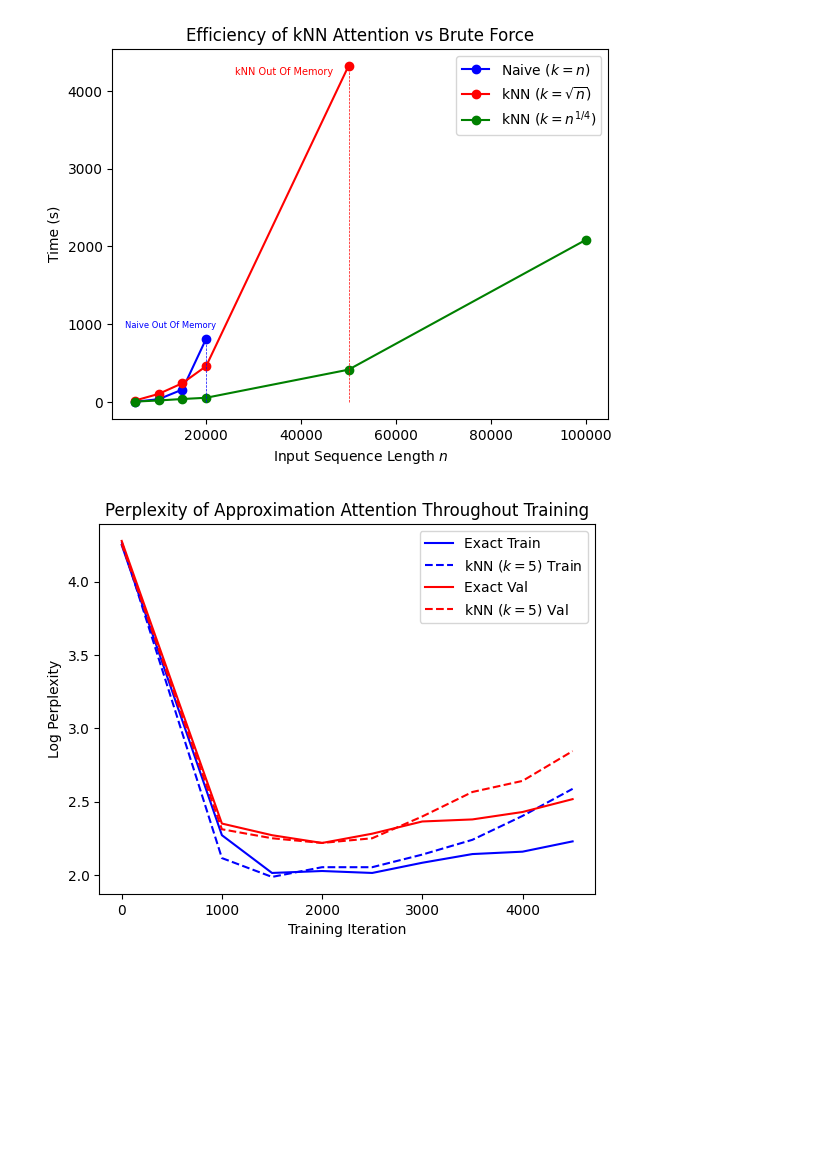
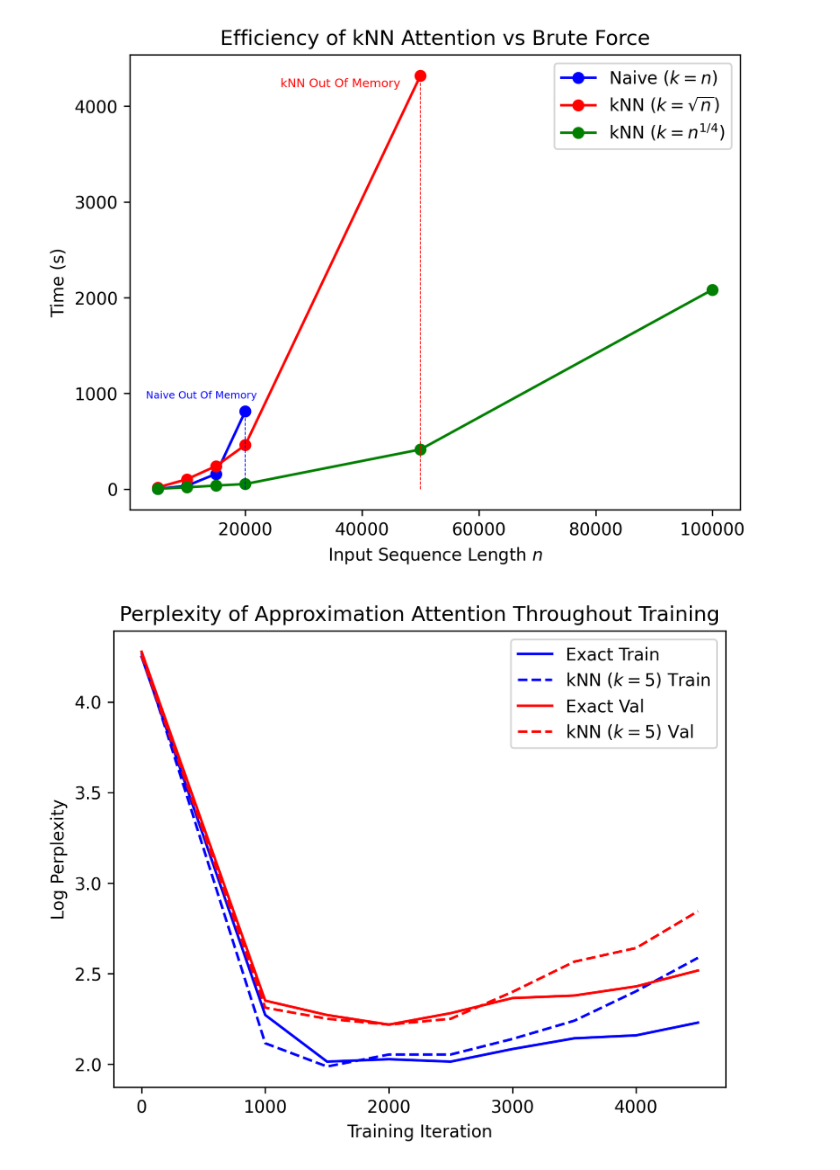
Before and after one commit to tkhar/demystifying_knn_attention, a Jupyter notebook: forward_pass/figure_generation.ipynb, the cells around one changed output. Cells and saved outputs as stored; diff of their text form; code cells hidden in the pictures; blank space fills up the shorter version.

```diff
--- a/forward_pass/figure_generation.ipynb
+++ b/forward_pass/figure_generation.ipynb
@@ -1,5 +1,6 @@
 # %%
 # Experiment 1: Efficiency of kNN attention
+# Measurements were made manually.
 
 N = [5000, 10000, 15000, 20000, 50000, 100000]
 time_naive = [1.90, 35.24, 159.07, 812.30, None, None]
@@ -7,6 +8,9 @@ time_fast_sqrt = [17.75, 102.95, 241.02, 459.94, 4320.09, None]
 time_fast_4root = [4.12, 18.69, 37.49, 53.46, 414.70, 2083.88]
 
 import matplotlib.pyplot as plt
+import matplotlib as mpl
+
+mpl.rcParams['figure.dpi']= 300
 
 plt.plot(N, time_naive, 'b-o', label='Naive $(k=n)$')
 plt.plot(N, time_fast_sqrt, 'r-o', label='kNN $(k=\sqrt{n})$')
@@ -24,42 +28,45 @@ plt.legend()
 plt.title('Efficiency of kNN Attention vs Brute Force')
 plt.show()
 # %% [output]
-[figure, old version]
+[figure, new version]
 # %%
 # Experiment 2: Perplexity of approximation attention throughout training.
+# Measurements were made manually.
 # k=4
 it = [0,1000, 1500, 2000, 2500, 3000, 3500, 4000, 4500]
 ppl_exact_train = [70.02, 9.7,7.5, 7.6, 7.5, 8.04, 8.53, 8.67, 9.3]
 ppl_approx_train = [71.5, 8.3, 7.3, 7.8, 7.8, 8.5, 9.4, 11.06, 13.3]
 ppl_exact_val = [72, 10.5, 9.7, 9.2, 9.8, 10.65, 10.8, 11.36, 12.4]
 ppl_approx_val = [70.5, 10.1, 9.5, 9.2, 9.5, 11.02, 13.02, 14.04, 17.2]
 
 # Plot in log-scale for better visualization
 import numpy as np
 it = np.array(it)
 ppl_exact_train = np.array(ppl_exact_train)
 ppl_approx_train = np.array(ppl_approx_train)
 ppl_exact_val = np.array(ppl_exact_val)
 ppl_approx_val = np.array(ppl_approx_val)
 
 ppl_exact_train = np.log(ppl_exact_train)
 ppl_approx_train = np.log(ppl_approx_train)
 ppl_exact_val = np.log(ppl_exact_val)
 ppl_approx_val = np.log(ppl_approx_val)
 
 import matplotlib.pyplot as plt
 
+mpl.rcParams['figure.dpi']= 300
+
 plt.plot(it, ppl_exact_train, 'b', label='Exact Train')
 plt.plot(it, ppl_approx_train, 'b',linestyle='--', label='kNN $(k=5)$ Train')
 plt.plot(it, ppl_exact_val, 'r', label='Exact Val')
 plt.plot(it, ppl_approx_val, 'r', linestyle='--', label='kNN $(k=5)$ Val')
 
 plt.xlabel('Training Iteration')
 plt.ylabel('Log Perplexity')
 plt.legend()
 plt.title('Perplexity of Approximation Attention Throughout Training')
 plt.show()
 # %% [output]
-[figure, old version]
+[figure, new version]
 # %%
 # Experiment 4: Perplexity of approximation attention throughout training.
```
Also changed, not shown: parts of 2 cells of this notebook, 53 other files.
